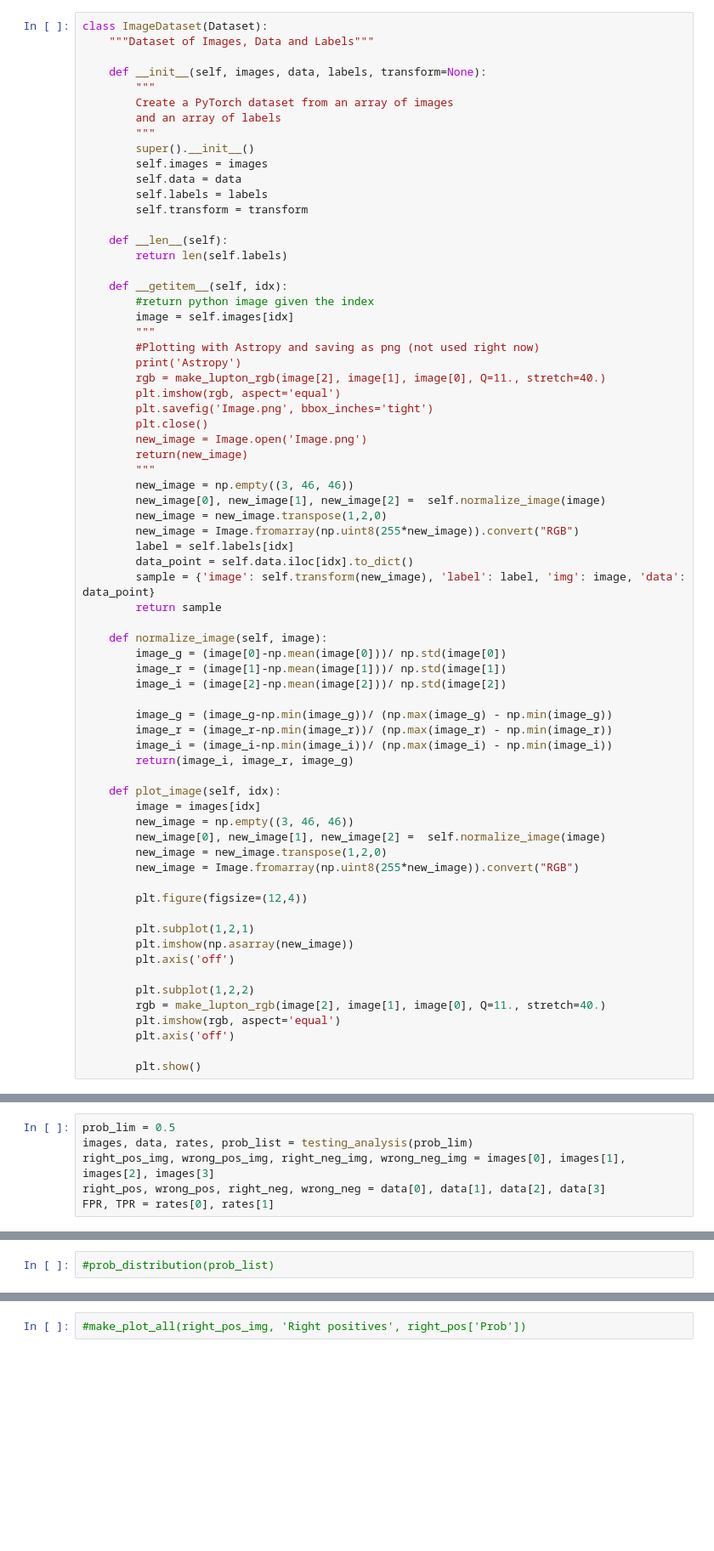
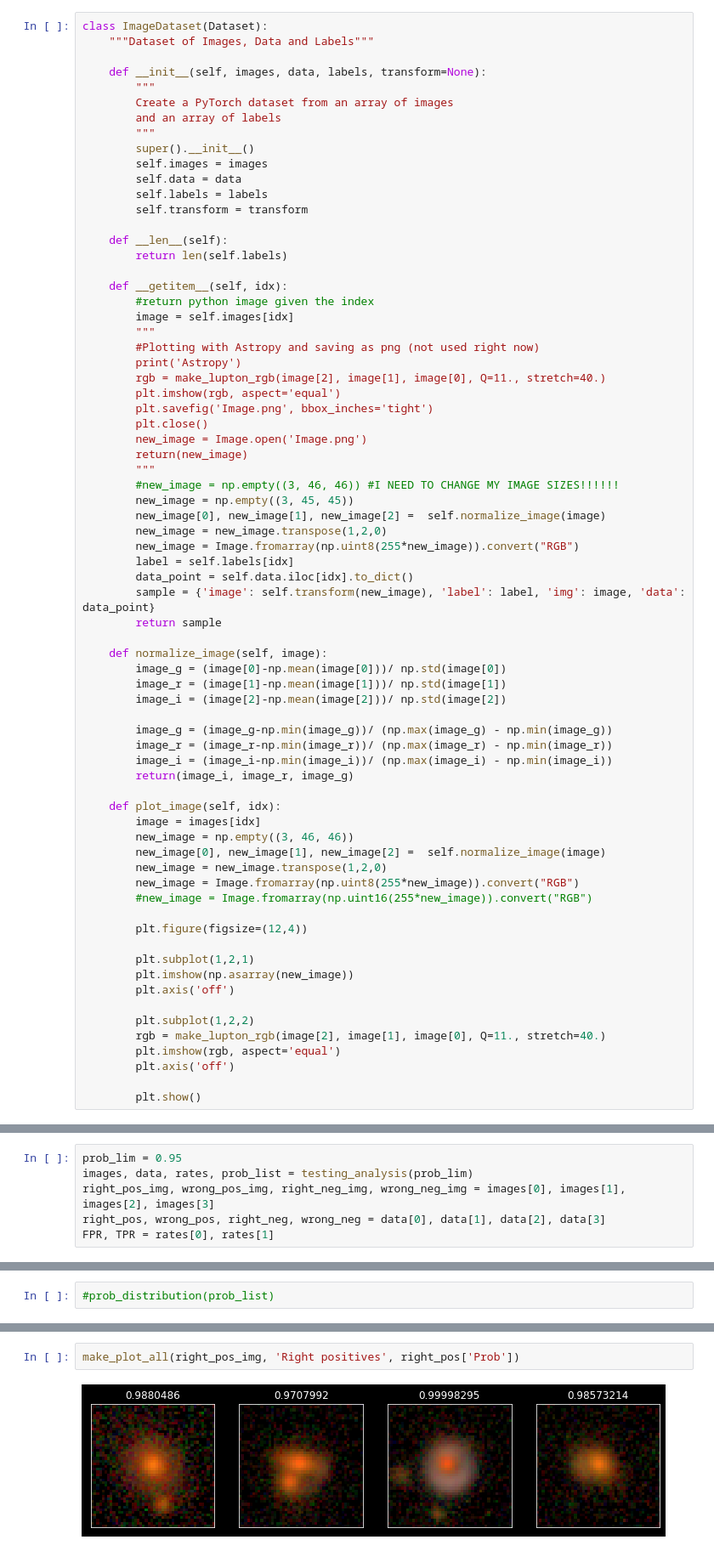
Before and after one commit to JimenaGonzalez/Searching-double-lenses, a Jupyter notebook: vit_cnn/vit_cnn.ipynb, the cells around one changed output, grey strips where cells are left out. Shown at 85% size. Cells and saved outputs as stored; diff of their text form; blank space fills up the shorter version.

```diff
--- a/vit_cnn/vit_cnn.ipynb
+++ b/vit_cnn/vit_cnn.ipynb
@@ -72,7 +72,8 @@ class ImageDataset(Dataset):
         new_image = Image.open('Image.png')
         return(new_image)
         """
-        new_image = np.empty((3, 46, 46))
+        #new_image = np.empty((3, 46, 46)) #I NEED TO CHANGE MY IMAGE SIZES!!!!!!
+        new_image = np.empty((3, 45, 45))
         new_image[0], new_image[1], new_image[2] =  self.normalize_image(image)
         new_image = new_image.transpose(1,2,0)
         new_image = Image.fromarray(np.uint8(255*new_image)).convert("RGB")
@@ -97,6 +98,7 @@ class ImageDataset(Dataset):
         new_image[0], new_image[1], new_image[2] =  self.normalize_image(image)
         new_image = new_image.transpose(1,2,0)
         new_image = Image.fromarray(np.uint8(255*new_image)).convert("RGB")
+        #new_image = Image.fromarray(np.uint16(255*new_image)).convert("RGB")
 
         plt.figure(figsize=(12,4))
 
@@ -436,7 +444,7 @@ def testing_analysis(prob_lim):
 
     return(images, data, rates, prob_list)
 # %%
-prob_lim = 0.5
+prob_lim = 0.95
 images, data, rates, prob_list = testing_analysis(prob_lim)
 right_pos_img, wrong_pos_img, right_neg_img, wrong_neg_img = images[0], images[1], images[2], images[3]
 right_pos, wrong_pos, right_neg, wrong_neg = data[0], data[1], data[2], data[3]
@@ -503,2 +509,4 @@ def make_plot_all(objects, title, prob_list):
 # %%
-#make_plot_all(right_pos_img, 'Right positives', right_pos['Prob'])
+make_plot_all(right_pos_img, 'Right positives', right_pos['Prob'])
+# %% [output]
+[figure, added]
```
Also changed, not shown: parts of 15 cells of this notebook, 1 other file.
